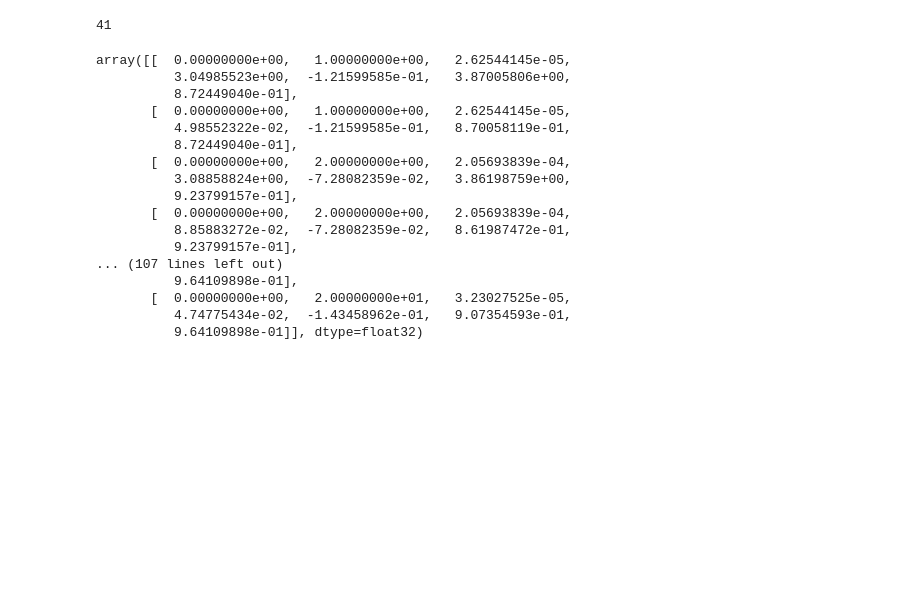
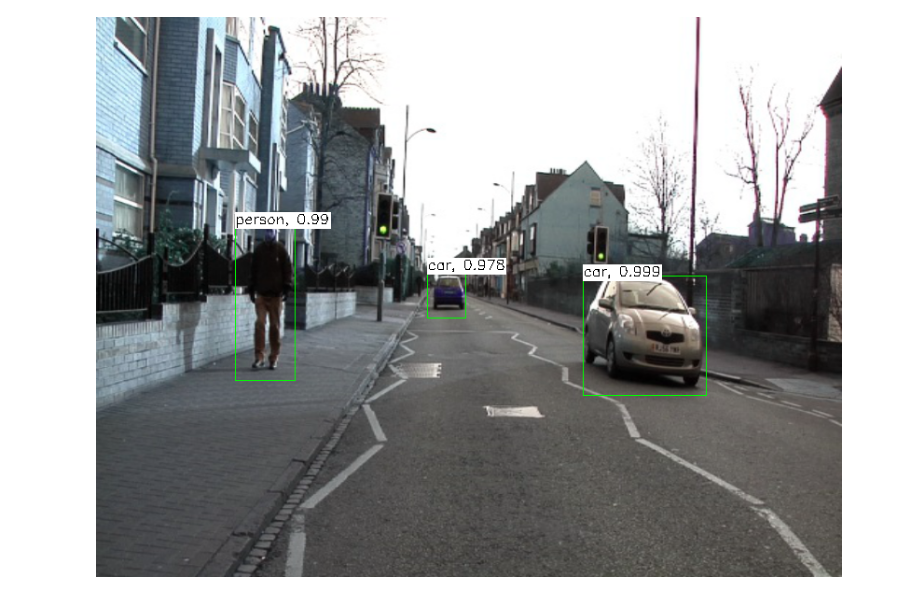
Before and after one commit to PhoenixDai/Faster_RCNN_OpenCV_Python, a Jupyter notebook: Faster_RCNN_OpenCV_Python.ipynb, the cells around one changed output. Drawn from its saved outputs; the diff is of its cells as text; code cells hidden in the pictures; blank space fills up the shorter version.

Commit message:
working now
Bug fixed with help from https://github.com/opencv/opencv/issues/10476

```diff
--- a/Faster_RCNN_OpenCV_Python.ipynb
+++ b/Faster_RCNN_OpenCV_Python.ipynb
@@ -34 +7,17 @@ error: C:\build\master_winpack-bindings-win64-vc14-static\opencv\modules\dnn\src
+# %%
+import PIL.Image
+from cStringIO import StringIO
+import IPython.display
+def showarray(a, fmt='png'):
+    a = np.uint8(a)
+    f = StringIO()
+    PIL.Image.fromarray(a).save(f, fmt)
+    IPython.display.display(IPython.display.Image(data=f.getvalue()))
+# Thanks to showarray.py
+# from https://gist.github.com/kylemcdonald/2f1b9a255993bf9b2629
+# Minimal code for rendering a numpy array
+# as an image in a Jupyter notebook in memory
+
+def timeit_forward(net): # if you need to time it
+    print("Runtime:", timeit.timeit(lambda: net.forward(), number=10))
 # %%
@@ -40,7 +28,7 @@ kInpHeight = 600
 # %%
 protoPath = "faster_rcnn_vgg16.prototxt"
 modelPath = "VGG16_faster_rcnn_final.caffemodel"
-imagePath = "street.png"
+imagePath = "street.jpg"
 confThreshold = 0.8
 # %%
 net = dnn.readNetFromCaffe(protoPath, modelPath)
@@ -67,24 +51,0 @@ detections = net.forward()
-# %%
-len(detections[0][0])
-# %% [output]
-41
-# %%
-detections[0][0]
-# %% [output]
-array([[  0.00000000e+00,   1.00000000e+00,   2.62544145e-05,
-          3.04985523e+00,  -1.21599585e-01,   3.87005806e+00,
-          8.72449040e-01],
-       [  0.00000000e+00,   1.00000000e+00,   2.62544145e-05,
-          4.98552322e-02,  -1.21599585e-01,   8.70058119e-01,
-          8.72449040e-01],
-       [  0.00000000e+00,   2.00000000e+00,   2.05693839e-04,
-          3.08858824e+00,  -7.28082359e-02,   3.86198759e+00,
-          9.23799157e-01],
-       [  0.00000000e+00,   2.00000000e+00,   2.05693839e-04,
-          8.85883272e-02,  -7.28082359e-02,   8.61987472e-01,
-          9.23799157e-01],
-... (107 lines left out)
-          9.64109898e-01],
-       [  0.00000000e+00,   2.00000000e+01,   3.23027525e-05,
-          4.74775434e-02,  -1.43458962e-01,   9.07354593e-01,
-          9.64109898e-01]], dtype=float32)
@@ -90,0 +71,4 @@ array([[  0.00000000e+00,   1.00000000e+00,   2.62544145e-05,
+# %%
+showarray(img)
+# %% [output]
+[figure, added]
```
Also changed, not shown: parts of 13 cells of this notebook.
